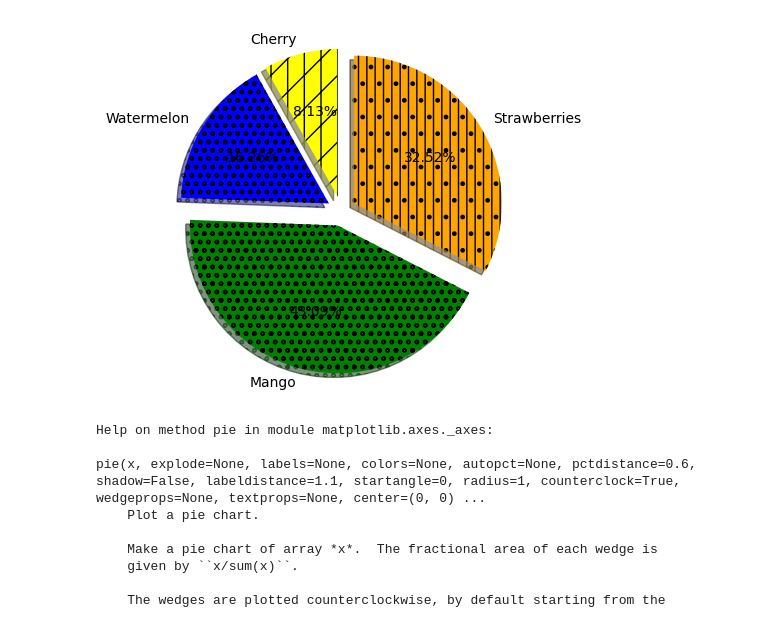
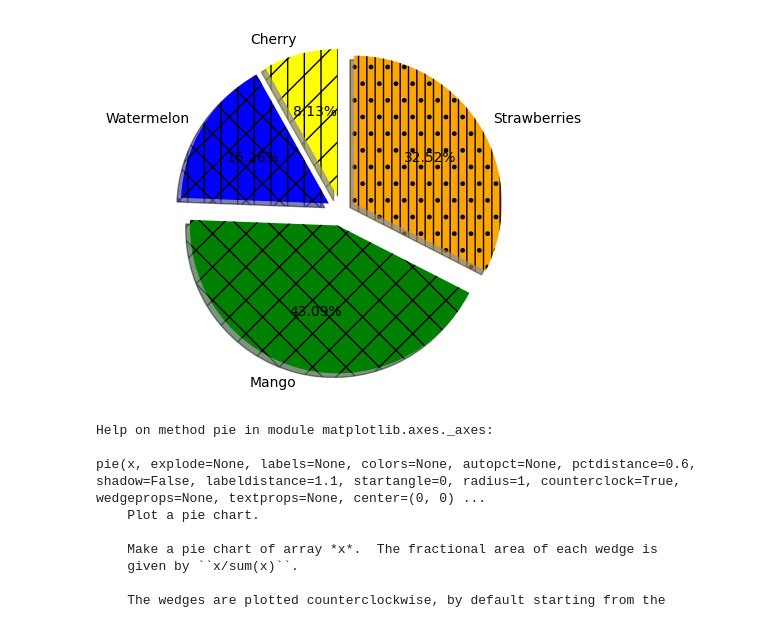
Before and after one commit to 0427Roger/python-first, a Jupyter notebook: lesson11~20/lesson15/lesson15_2.ipynb, the cells around one changed output. Drawn from its saved outputs; the diff is of its cells as text; code cells hidden in the pictures.

```diff
--- a/lesson11~20/lesson15/lesson15_2.ipynb
+++ b/lesson11~20/lesson15/lesson15_2.ipynb
@@ -1,16 +1,16 @@
 # %%
 import matplotlib.pyplot as plt
 
 values=[10,20,53,40]
 fruits=['Cherry','Watermelon','Mango','Strawberries']
 explode=[0.1,0.1,0.1,0.1]
 colors=['yellow','blue','green','orange']
 
 figure,axes=plt.subplots()
-axes.pie(values,explode=explode,labels=fruits,autopct='%.2f%%',shadow=True,startangle=90,hatch=['/|','oo','o.o','|.|'],colors=colors)
+axes.pie(values,explode=explode,labels=fruits,autopct='%.2f%%',shadow=True,startangle=90,hatch=['/|','\|/','\/','|.|'],colors=colors)
 plt.show()
 # %% [output]
-[figure, old version]
+[figure, new version]
 # %%
 help(axes.pie)
 # %% [output]
```
